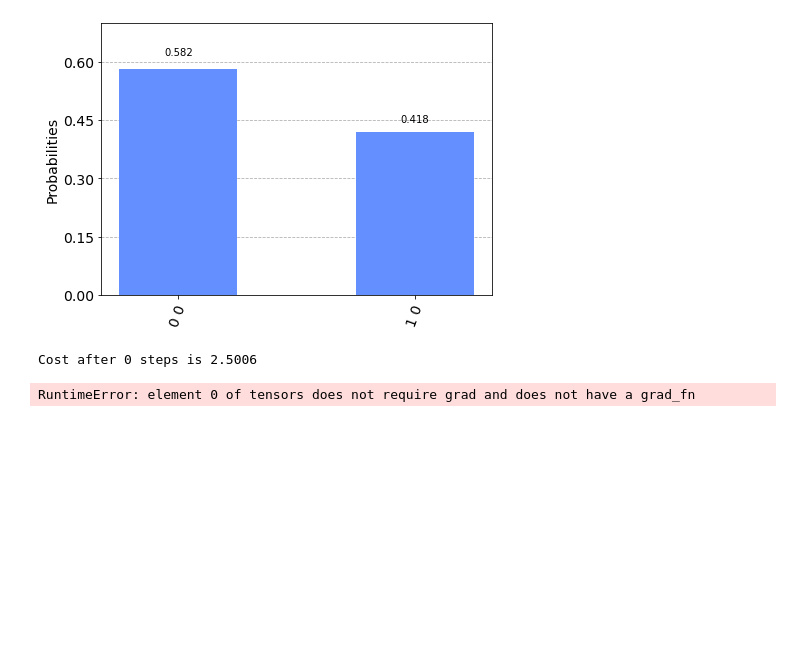
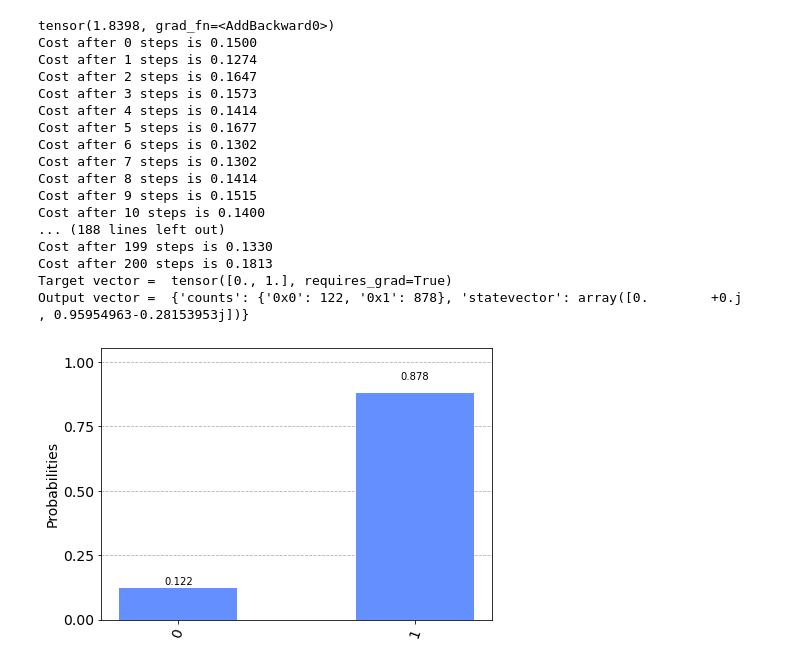
Before and after one commit to gfugante/Quantum-Algorithms, a Jupyter notebook: Variational circuit - Qiskit.ipynb, the cells around one changed output. Cells and saved outputs as stored; diff of their text form; code cells hidden in the pictures; blank space fills up the shorter version.

```diff
--- a/Variational circuit - Qiskit.ipynb
+++ b/Variational circuit - Qiskit.ipynb
@@ -73,9 +82,14 @@ array([-0.74858757-0.17485466j, -0.11386961+0.62934586j])
 # %%
 # starting with linear cost function, minimize the difference between each amplitude
-def amplitudes_cost(params_):
+def amplitudes_cost(circuit_):
+
     cost = 0.
-    amplitudes = get_amplitudes(evaluate_circuit(params_, initial_state))
-    for k in range(len(amplitudes)):
-        cost += torch.abs(amplitudes[k] - target_state[k])
+    amplitudes = list(get_amplitudes(circuit)['counts'].values())
+    amplitudes = np.array(amplitudes)
+    amplitudes = amplitudes/np.sqrt(np.sum(amplitudes**2))
+
+
+    for i in range(len(amplitudes)):
+        cost += torch.abs(amplitudes[i] - torch.abs(target_state[i]))
 
     return cost
@@ -86,51 +96,68 @@ amplitudes_cost(params).item()
-# %%
-circuit.measure_all()
-
-aer_sim = Aer.get_backend('aer_simulator')
-qobj = assemble(circuit, shots=1000)
-results = aer_sim.run(qobj).result()
-answer = results.get_counts()
-
-plot_histogram(answer)
-# %% [output]
-[figure, removed]
 # %%
 
 # set up the optimizer
-opt = torch.optim.Adam([params], lr=0.1)
+opt = torch.optim.Adam([params], lr=1000)
 
 # number of steps in the optimization routine
 steps = 200
 
 # the final stage of optimization isn't always the best, so we keep track of
 # the best parameters along the way
-best_cost = amplitudes_cost(params)
+best_cost = amplitudes_cost(create_circuit(params))
 best_params = np.zeros((number_of_qubits, number_of_layers, 3))
 
-print("Cost after 0 steps is {:.4f}".format(amplitudes_cost(params)))
+print(best_cost)
+
+print("Cost after 0 steps is {:.4f}".format(amplitudes_cost(create_circuit(params))))
 
 # optimization begins
 for n in range(steps):
     opt.zero_grad()
-    loss = amplitudes_cost(params)
+    q_circuit = create_circuit(params)
+    loss = amplitudes_cost(q_circuit)
     loss.backward()
     opt.step()
 
     # keeps track of best parameters
     if loss < best_cost:
         best_cost = loss
         best_params = params
 
     # Keep track of progress every 10 steps
-    if n % 10 == 9 or n == steps - 1:
-        print("Cost after {} steps is {:.4f}".format(n + 1, loss))
+    #if n % 10 == 9 or n == steps - 1:
+    print("Cost after {} steps is {:.4f}".format(n + 1, loss))
+        #print(params)
 
 # calculate the Bloch vector of the output state
-output_state = get_amplitudes(evaluate_circuit(best_params, initial_state))
+
+q_circuit = create_circuit(best_params)
+q_circuit.save_statevector()
+
+aer_sim = Aer.get_backend('aer_simulator')
+qobj = assemble(q_circuit, shots=1000)
+results = aer_sim.run(qobj).result()
+output_state = results.data()
 
 # print results
 print("Target vector = ", target_state)
 print("Output vector = ", output_state)
+plot_histogram(results.get_counts())
 # %% [output]
-Cost after 0 steps is 2.5006
+tensor(1.8398, grad_fn=<AddBackward0>)
+Cost after 0 steps is 0.1500
+Cost after 1 steps is 0.1274
+Cost after 2 steps is 0.1647
+Cost after 3 steps is 0.1573
+Cost after 4 steps is 0.1414
+Cost after 5 steps is 0.1677
+Cost after 6 steps is 0.1302
+Cost after 7 steps is 0.1302
+Cost after 8 steps is 0.1414
+Cost after 9 steps is 0.1515
+Cost after 10 steps is 0.1400
+... (188 lines left out)
+Cost after 199 steps is 0.1330
+Cost after 200 steps is 0.1813
+Target vector =  tensor([0., 1.], requires_grad=True)
+Output vector =  {'counts': {'0x0': 122, '0x1': 878}, 'statevector': array([0.        +0.j        , 0.95954963-0.28153953j])}
-RuntimeError: element 0 of tensors does not require grad and does not have a grad_fn
+[figure, added]
```
Also changed, not shown: parts of 15 cells of this notebook.
